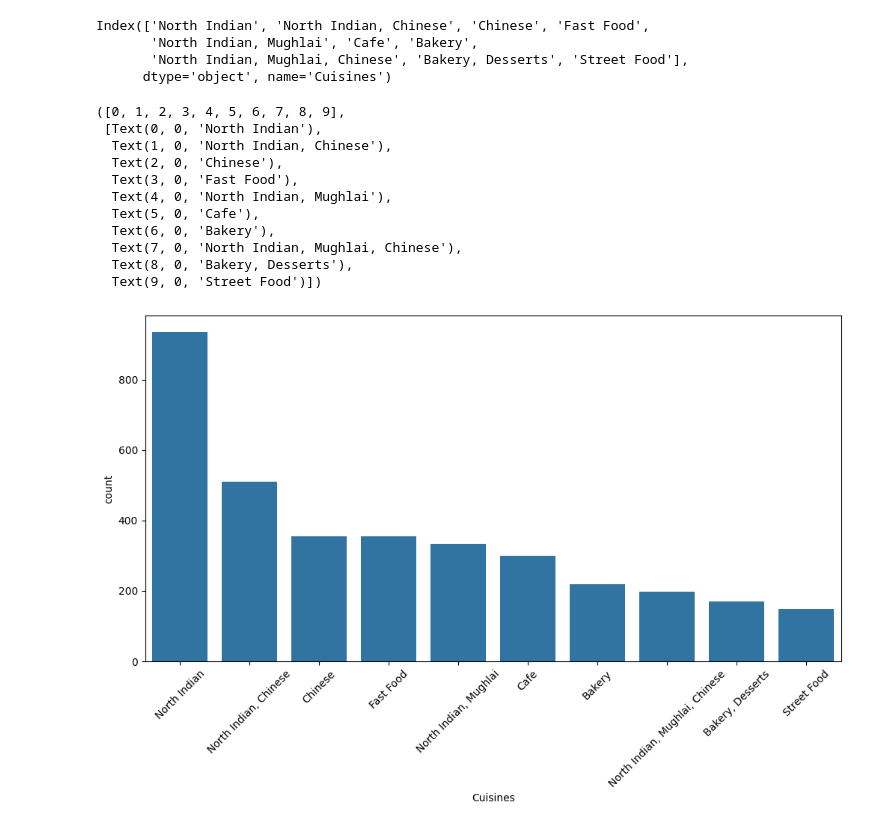
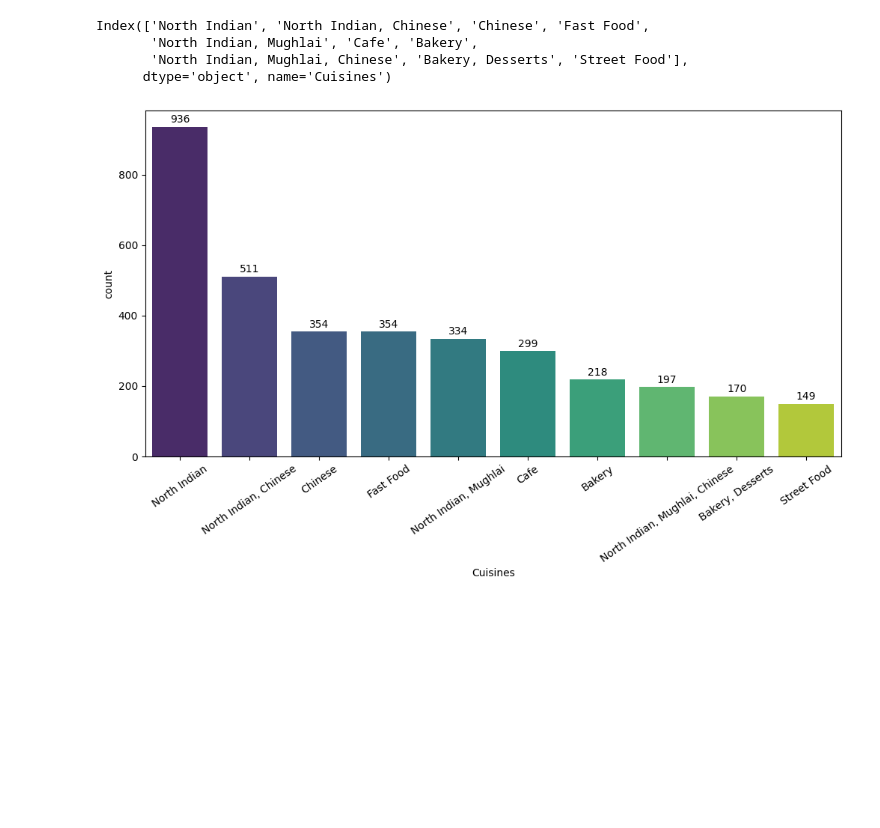
Before and after one commit to mahabub-rah/EDA-and-Feature-Engineering-, a Jupyter notebook: Day-1/EDA_on_zomato_dataset.ipynb, the cells around one changed output. Drawn from its saved outputs; the diff is of its cells as text; code cells hidden in the pictures; blank space fills up the shorter version.

```diff
--- a/Day-1/EDA_on_zomato_dataset.ipynb
+++ b/Day-1/EDA_on_zomato_dataset.ipynb
@@ -327,18 +327,15 @@ Index(['North Indian', 'North Indian, Chinese', 'Chinese', 'Fast Food',
        'North Indian, Mughlai, Chinese', 'Bakery, Desserts', 'Street Food'],
       dtype='object', name='Cuisines')
 # %%
-sns.barplot(x=top_cuisines_name, y = top_cuisines)
-plt.xticks(rotation=45)
+cuisines_plot =sns.barplot(x=top_cuisines_name, y = top_cuisines, palette='viridis')
+plt.xticks(rotation=35)
+plt.grid(which='minor')
+
+for p in cuisines_plot.patches:
+    cuisines_plot.annotate(
+        f'{int(p.get_height())}',
+        (p.get_x() + p.get_width()/2, p.get_height()),
+        ha='center', va='bottom', xytext=(0, 2), textcoords='offset points'
+    )
 # %% [output]
-([0, 1, 2, 3, 4, 5, 6, 7, 8, 9],
- [Text(0, 0, 'North Indian'),
-  Text(1, 0, 'North Indian, Chinese'),
-  Text(2, 0, 'Chinese'),
-  Text(3, 0, 'Fast Food'),
-  Text(4, 0, 'North Indian, Mughlai'),
-  Text(5, 0, 'Cafe'),
-  Text(6, 0, 'Bakery'),
-  Text(7, 0, 'North Indian, Mughlai, Chinese'),
-  Text(8, 0, 'Bakery, Desserts'),
-  Text(9, 0, 'Street Food')])
-[figure, old version]
+[figure, new version]
```
Also changed, not shown: 2 other files.
